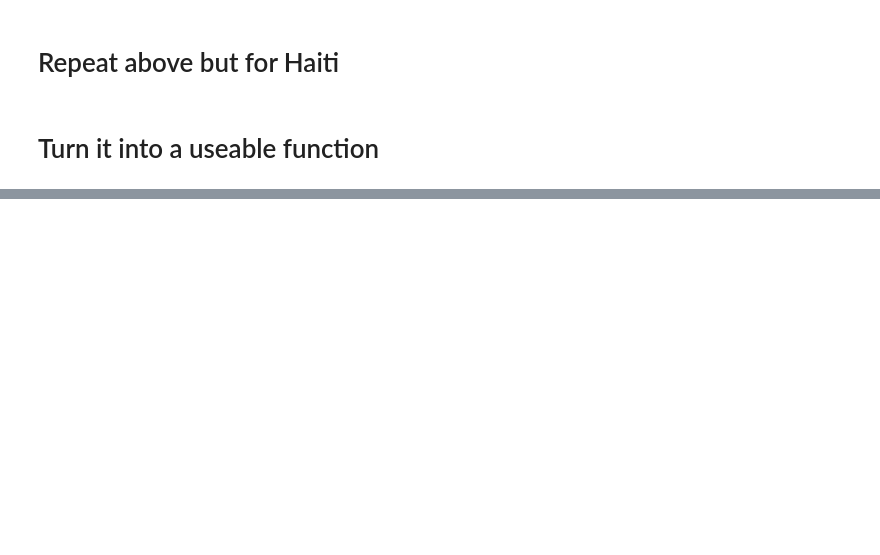
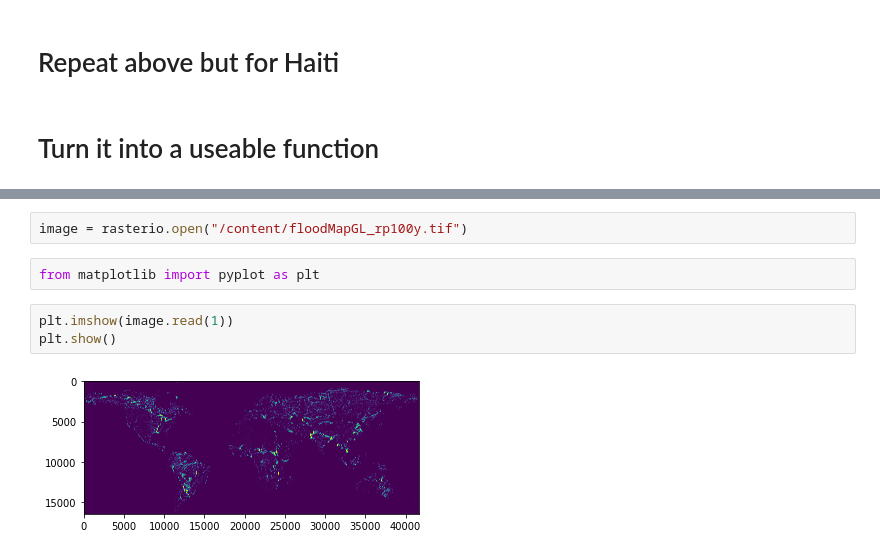
Before and after one commit to ai4er-cdt/hurricane-harm-herald, a Jupyter notebook: notebooks/Flood_Risk_EF.ipynb, the cells around one changed output, grey strips where cells are left out. Saved outputs shown, nothing was run; the diff lists cells and outputs as text; blank space fills up the shorter version.

Commit message:
Added function to get flood risk for latlons in the US. Investigating global flood risk.

```diff
--- a/notebooks/Flood_Risk_EF.ipynb
+++ b/notebooks/Flood_Risk_EF.ipynb
@@ -230,0 +487,9 @@ image[image.geometry.contains(Point(lon, lat))] # note lat and lon have swapped
+# %%
+image = rasterio.open("/content/floodMapGL_rp100y.tif")
+# %%
+from matplotlib import pyplot as plt
+# %%
+plt.imshow(image.read(1))
+plt.show()
+# %% [output]
+[figure, added]
```
Also changed, not shown: parts of 22 cells of this notebook.
